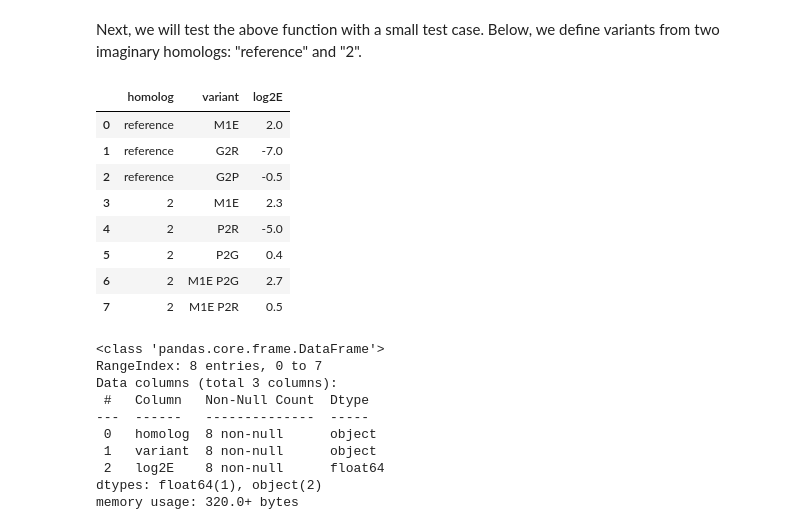
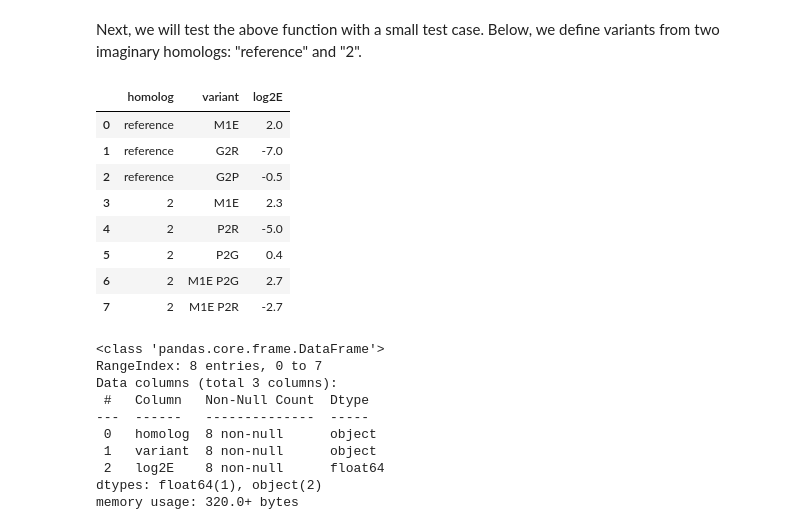
Before and after one commit to matsengrp/multidms, a Jupyter notebook: model-harv.ipynb, the cells around one changed output. Cells and saved outputs as stored; diff of their text form; code cells hidden in the pictures.

```diff
--- a/model-harv.ipynb
+++ b/model-harv.ipynb
@@ -200,21 +192,21 @@ homologs = {
 # %%
 test_dict = {
     'homolog' : ["reference","reference","reference","2","2","2","2","2"],
     'variant' : ['M1E', 'G2R', 'G2P', 'M1E', 'P2R', 'P2G', 'M1E P2G', 'M1E P2R'],
-    'log2E' : [2, -7, -0.5, 2.3, -5, 0.4, 2.7, 0.5],
+    'log2E' : [2, -7, -0.5, 2.3, -5, 0.4, 2.7, -2.7],
 }
 test_df = pd.DataFrame(test_dict)
 test_df
 # %% [output]
 |  | homolog | variant | log2E |
 | 0 | reference | M1E | 2.0 |
 | 1 | reference | G2R | -7.0 |
 | 2 | reference | G2P | -0.5 |
 | 3 | 2 | M1E | 2.3 |
 | 4 | 2 | P2R | -5.0 |
 | 5 | 2 | P2G | 0.4 |
 | 6 | 2 | M1E P2G | 2.7 |
-| 7 | 2 | M1E P2R | 0.5 |
+| 7 | 2 | M1E P2R | -2.7 |
 # %%
 test_df.info()
 # %% [output]
```
Also changed, not shown: parts of 34 cells of this notebook, 1 other file.
